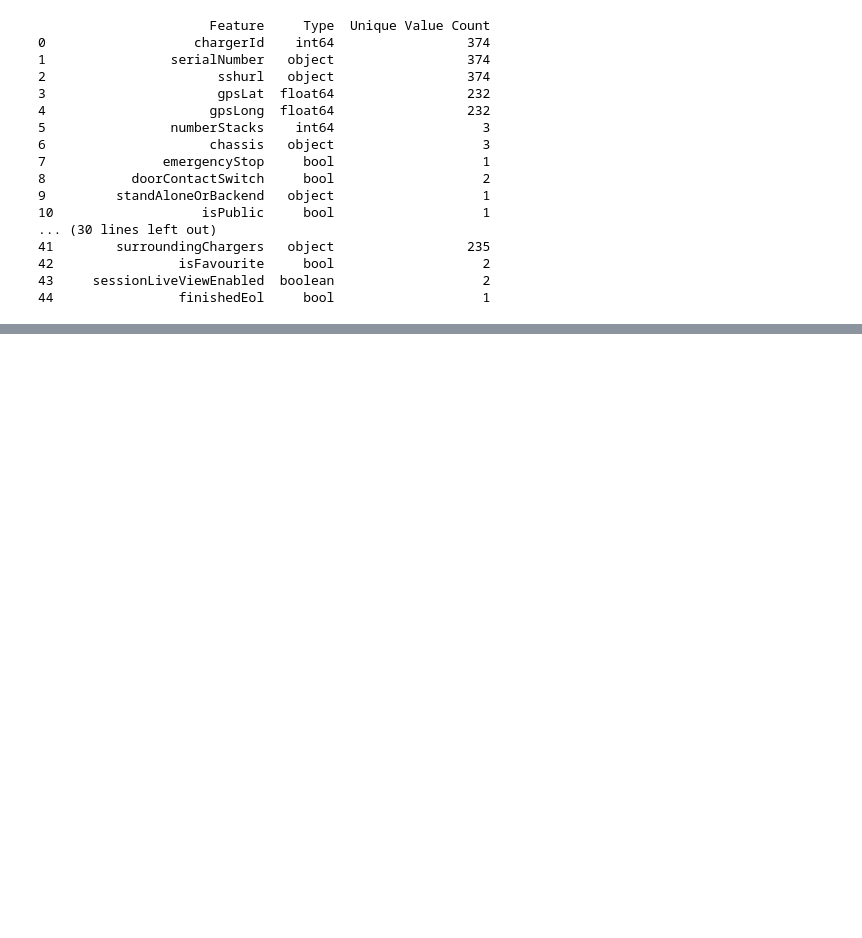
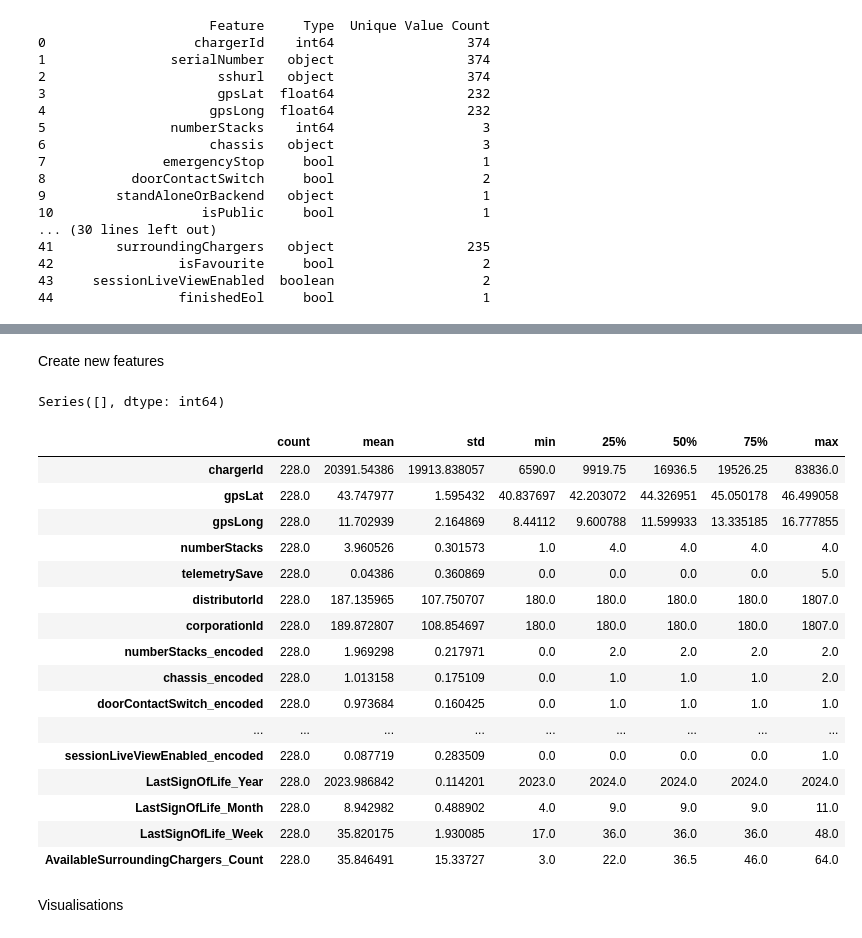
Before and after one commit to trangdtk-vnu/charging_stations, a Jupyter notebook: hypercarge_locations.ipynb, the cells around one changed output, grey strips where cells are left out. Cells and saved outputs as stored; diff of their text form; code cells hidden in the pictures; blank space fills up the shorter version.

```diff
--- a/hypercarge_locations.ipynb
+++ b/hypercarge_locations.ipynb
@@ -389,7 +389,9 @@ features_to_delete = [
     'enableClientWebinterface',
     'hasVollmacht',
     'hasCommissioningProtocol',
-    'finishedEol'
+    'finishedEol',
+    'status_updatetime',
+    'emergencyStop'
 ]
 
 # Delete the specified features from the dataset
@@ -434,0 +498,3 @@ print(combined_info)
+# %%
+# Delete these chargerId entries from the original dataset
+hypercarge_location_cleaned = hypercarge_location_cleaned[~hypercarge_location_cleaned['chargerId'].isin(not_italy_charger_ids)]
@@ -434,0 +535,58 @@ print(combined_info)
+# %% [markdown]
+Create new features
+# %%
+# Convert lastSignOfLife to datetime
+hypercarge_location_cleaned['lastSignOfLife'] = pd.to_datetime(hypercarge_location_cleaned['lastSignOfLife'], errors='coerce')
+
+# Create new features for Year, Month, and Week
+hypercarge_location_cleaned['LastSignOfLife_Year'] = hypercarge_location_cleaned['lastSignOfLife'].dt.year
+hypercarge_location_cleaned['LastSignOfLife_Month'] = hypercarge_location_cleaned['lastSignOfLife'].dt.month
+hypercarge_location_cleaned['LastSignOfLife_Week'] = hypercarge_location_cleaned['lastSignOfLife'].dt.isocalendar().week
+# %%
+import ast
+# Function to count available surrounding chargers
+def count_available_surrounding_chargers(surrounding_chargers_str):
+    try:
+        # Safely evaluate the string representation to convert to a list of dictionaries
+        surrounding_chargers_list = ast.literal_eval(surrounding_chargers_str)
+        # Count only the chargers that are available
+        return sum(1 for charger in surrounding_chargers_list if charger['status'] == 'Available')
+    except (ValueError, SyntaxError):
+        return 0  # Return 0 if there is an error in parsing
+
+# Apply the function to the surroundingChargers column
+hypercarge_location_cleaned['AvailableSurroundingChargers_Count'] = hypercarge_location_cleaned['surroundingChargers'].apply(count_available_surrounding_chargers)
+# %%
+# Find features with missing values
+missing_values = hypercarge_location_cleaned.isnull().sum()
+
+# Filter to show only columns with missing values
+missing_values = missing_values[missing_values > 0]
+
+# Display features with missing values and the count
+print(missing_values)
+# %% [output]
+Series([], dtype: int64)
+# %%
+# Check the statistics of numeric columns
+hypercarge_location_cleaned.describe().T
+# %% [output]
+|  | count | mean | std | min | 25% | 50% | 75% | max |
+| chargerId | 228.0 | 20391.54386 | 19913.838057 | 6590.0 | 9919.75 | 16936.5 | 19526.25 | 83836.0 |
+| gpsLat | 228.0 | 43.747977 | 1.595432 | 40.837697 | 42.203072 | 44.326951 | 45.050178 | 46.499058 |
+| gpsLong | 228.0 | 11.702939 | 2.164869 | 8.44112 | 9.600788 | 11.599933 | 13.335185 | 16.777855 |
+| numberStacks | 228.0 | 3.960526 | 0.301573 | 1.0 | 4.0 | 4.0 | 4.0 | 4.0 |
+| telemetrySave | 228.0 | 0.04386 | 0.360869 | 0.0 | 0.0 | 0.0 | 0.0 | 5.0 |
+| distributorId | 228.0 | 187.135965 | 107.750707 | 180.0 | 180.0 | 180.0 | 180.0 | 1807.0 |
+| corporationId | 228.0 | 189.872807 | 108.854697 | 180.0 | 180.0 | 180.0 | 180.0 | 1807.0 |
+| numberStacks_encoded | 228.0 | 1.969298 | 0.217971 | 0.0 | 2.0 | 2.0 | 2.0 | 2.0 |
+| chassis_encoded | 228.0 | 1.013158 | 0.175109 | 0.0 | 1.0 | 1.0 | 1.0 | 2.0 |
+| doorContactSwitch_encoded | 228.0 | 0.973684 | 0.160425 | 0.0 | 1.0 | 1.0 | 1.0 | 1.0 |
+| ... | ... | ... | ... | ... | ... | ... | ... | ... |
+| sessionLiveViewEnabled_encoded | 228.0 | 0.087719 | 0.283509 | 0.0 | 0.0 | 0.0 | 0.0 | 1.0 |
+| LastSignOfLife_Year | 228.0 | 2023.986842 | 0.114201 | 2023.0 | 2024.0 | 2024.0 | 2024.0 | 2024.0 |
+| LastSignOfLife_Month | 228.0 | 8.942982 | 0.488902 | 4.0 | 9.0 | 9.0 | 9.0 | 11.0 |
+| LastSignOfLife_Week | 228.0 | 35.820175 | 1.930085 | 17.0 | 36.0 | 36.0 | 36.0 | 48.0 |
+| AvailableSurroundingChargers_Count | 228.0 | 35.846491 | 15.33727 | 3.0 | 22.0 | 36.5 | 46.0 | 64.0 |
+# %% [markdown]
+Visualisations
```
Also changed, not shown: parts of 12 cells of this notebook.
